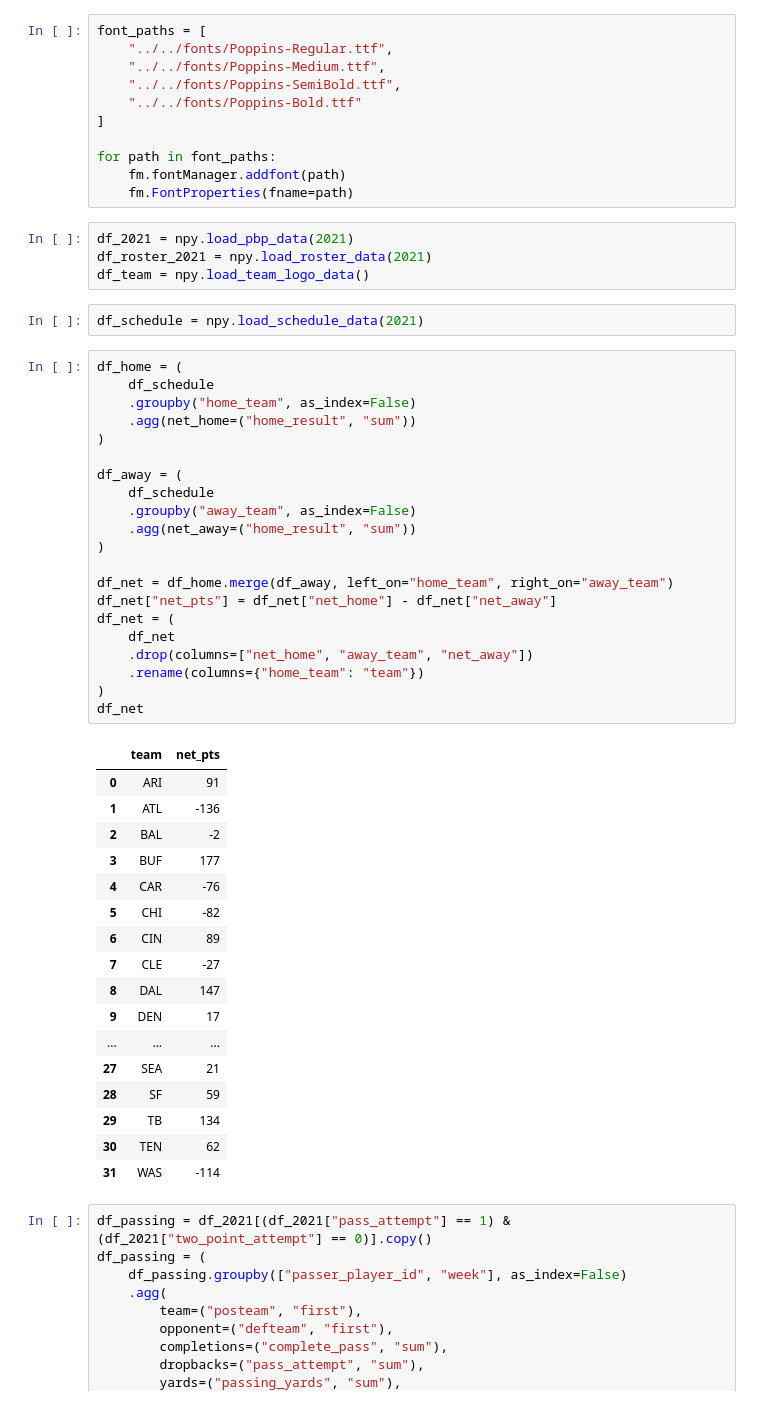
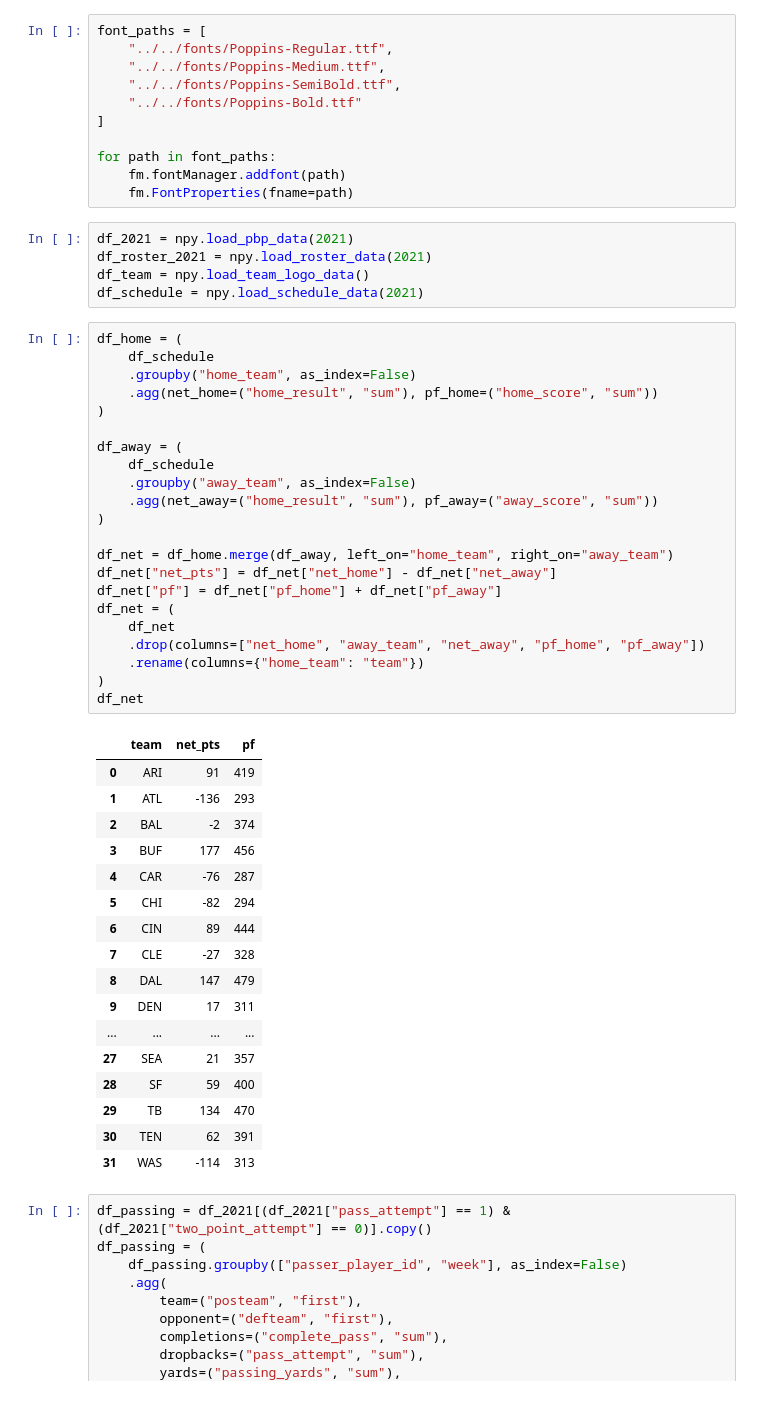
Before and after one commit to naveenv92/nfl-infographics, a Jupyter notebook: notebooks/adjusted_net_yards_winning/adjusted_net_yards_winning.ipynb, the cells around one changed output. Cells and saved outputs as stored; diff of their text form.

```diff
--- a/notebooks/adjusted_net_yards_winning/adjusted_net_yards_winning.ipynb
+++ b/notebooks/adjusted_net_yards_winning/adjusted_net_yards_winning.ipynb
@@ -16,51 +16,51 @@ font_paths = [
 for path in font_paths:
     fm.fontManager.addfont(path)
     fm.FontProperties(fname=path)
-# %%
-df_2021 = npy.load_pbp_data(2021)
-df_roster_2021 = npy.load_roster_data(2021)
-df_team = npy.load_team_logo_data()
-# %%
-df_schedule = npy.load_schedule_data(2021)
+# %%
+df_2021 = npy.load_pbp_data(2021)
+df_roster_2021 = npy.load_roster_data(2021)
+df_team = npy.load_team_logo_data()
+df_schedule = npy.load_schedule_data(2021)
 # %%
 df_home = (
     df_schedule
     .groupby("home_team", as_index=False)
-    .agg(net_home=("home_result", "sum"))
+    .agg(net_home=("home_result", "sum"), pf_home=("home_score", "sum"))
 )
 
 df_away = (
     df_schedule
     .groupby("away_team", as_index=False)
-    .agg(net_away=("home_result", "sum"))
+    .agg(net_away=("home_result", "sum"), pf_away=("away_score", "sum"))
 )
 
 df_net = df_home.merge(df_away, left_on="home_team", right_on="away_team")
 df_net["net_pts"] = df_net["net_home"] - df_net["net_away"]
+df_net["pf"] = df_net["pf_home"] + df_net["pf_away"]
 df_net = (
     df_net
-    .drop(columns=["net_home", "away_team", "net_away"])
+    .drop(columns=["net_home", "away_team", "net_away", "pf_home", "pf_away"])
     .rename(columns={"home_team": "team"})
 )
 df_net
 # %% [output]
-|  | team | net_pts |
-| 0 | ARI | 91 |
-| 1 | ATL | -136 |
-| 2 | BAL | -2 |
-| 3 | BUF | 177 |
-| 4 | CAR | -76 |
-| 5 | CHI | -82 |
-| 6 | CIN | 89 |
-| 7 | CLE | -27 |
-| 8 | DAL | 147 |
-| 9 | DEN | 17 |
-| ... | ... | ... |
-| 27 | SEA | 21 |
-| 28 | SF | 59 |
-| 29 | TB | 134 |
-| 30 | TEN | 62 |
-| 31 | WAS | -114 |
+|  | team | net_pts | pf |
+| 0 | ARI | 91 | 419 |
+| 1 | ATL | -136 | 293 |
+| 2 | BAL | -2 | 374 |
+| 3 | BUF | 177 | 456 |
+| 4 | CAR | -76 | 287 |
+| 5 | CHI | -82 | 294 |
+| 6 | CIN | 89 | 444 |
+| 7 | CLE | -27 | 328 |
+| 8 | DAL | 147 | 479 |
+| 9 | DEN | 17 | 311 |
+| ... | ... | ... | ... |
+| 27 | SEA | 21 | 357 |
+| 28 | SF | 59 | 400 |
+| 29 | TB | 134 | 470 |
+| 30 | TEN | 62 | 391 |
+| 31 | WAS | -114 | 313 |
 # %%
 df_passing = df_2021[(df_2021["pass_attempt"] == 1) & (df_2021["two_point_attempt"] == 0)].copy()
 df_passing = (
```
Also changed, not shown: parts of 6 cells of this notebook.
